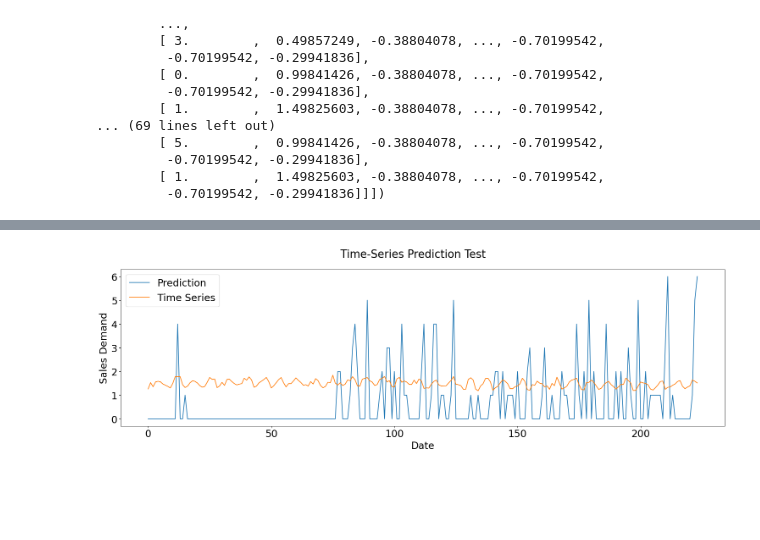
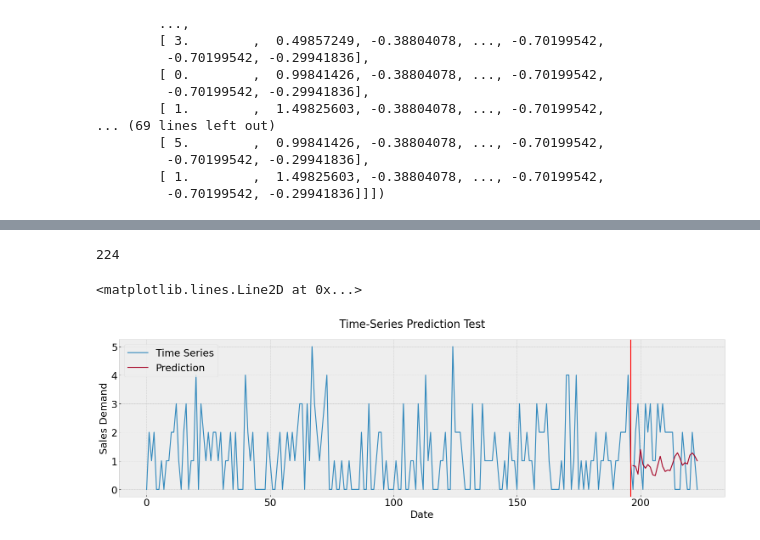
Before and after one commit to miloscola/Capsrone23-DeepAR, a Jupyter notebook: tranformer_M5.ipynb, the cells around one changed output, grey strips where cells are left out. Cells and saved outputs as stored; diff of their text form; code cells hidden in the pictures; blank space fills up the shorter version.

```diff
--- a/tranformer_M5.ipynb
+++ b/tranformer_M5.ipynb
@@ -33,6 +33,13 @@ from torch.utils.data import DataLoader, TensorDataset
 from sklearn.preprocessing import StandardScaler
 from torch.optim.lr_scheduler import ReduceLROnPlateau
 from matplotlib.pyplot import figure
+from itertools import cycle
+
+pd.options.display.max_columns=50
+
+plt.style.use('bmh')
+color_pal = plt.rcParams['axes.prop_cycle'].by_key()['color']
+color_cycle = cycle(plt.rcParams['axes.prop_cycle'].by_key()['color'])
 # %%
 global save_path
 name_sales = 'sales_train_evaluation.csv'
@@ -164,15 +216,19 @@ def create_inout_sequences(input_data, pred_len, window_size, stride_size):
     # print(len(train_y))
     return train_X, train_y
 
-def get_data(train_data, test_data, pred_len, window_size, device, stride_size):
+def get_data(train_data, validation_data, test_data, pred_len, window_size, device, stride_size):
 
     train_X, train_y = create_inout_sequences(train_data, pred_len, window_size, stride_size)
     train_X = torch.FloatTensor(train_X)
     train_y = torch.FloatTensor(train_y)
 
+    validation_X, validation_y = create_inout_sequences(validation_data, pred_len, window_size, stride_size)
+    validation_X = torch.FloatTensor(validation_X)
+    validation_y = torch.FloatTensor(validation_y)
+
     test_X, test_y = create_inout_sequences(test_data, pred_len, window_size, stride_size)
     test_X = torch.FloatTensor(test_X)
     test_y = torch.FloatTensor(test_y)
 
-    return train_X.to(device),train_y.to(device),test_X.to(device),test_y.to(device)
+    return train_X.to(device),train_y.to(device),validation_X.to(device),validation_y.to(device), test_X.to(device),test_y.to(device)
 # %%
@@ -256,21 +333,6 @@ from matplotlib import pyplot
 torch.manual_seed(0)
 np.random.seed(0)
 
-# S is the source sequence length
-# T is the target sequence length
-# N is the batch size
-# E is the feature number
-
-#src = torch.rand((10, 32, 512)) # (S,N,E)
-#tgt = torch.rand((20, 32, 512)) # (T,N,E)
-#out = transformer_model(src, tgt)
-
-input_window = 56 # number of input steps
-output_window = 84 # number of prediction steps, in this model its fixed to one
-block_len = input_window + output_window # for one input-output pir
-batch_size = 10
-# train_size = 0.8
-device = torch.device("cuda" if torch.cuda.is_available() else "cpu")
 
 # Positional Encoding for Transformer
 class PositionalEncoding(nn.Module):
@@ -316,7 +378,7 @@ criterion = nn.MSELoss()
 optimizer = torch.optim.Adam(model.parameters(), lr=0.0001)
 scheduler = ReduceLROnPlateau(optimizer, 'min', factor=0.5, patience=3, verbose=True)
 
-epochs = 10
+epochs = 100
 early_stop_count = 0
 min_val_loss = float('inf')
 
@@ -339,7 +401,7 @@ for epoch in range(epochs):
     model.eval()
     val_losses = []
     with torch.no_grad():
-        for batch in test_loader:
+        for batch in validation_loader:
             x_batch, y_batch = batch
             # x_batch, y_batch = x_batch.to(device), y_batch.to(device)
             outputs = model(x_batch)
@@ -416,18 +478,23 @@ sns.lineplot(predictions)
 # %%
-#######Plot the test set ##########################
 figure(num=None, figsize=(23, 6), dpi=80, facecolor='w', edgecolor='k')
 
+pred_array = np.zeros(224)
+pred_array[pred_array!=1] = np.NaN
+pred_array[197:] = predictions[197:]
+print(len(pred_array))
 plt.plot(test_y[0])
-plt.plot(predictions)
-plt.legend(['Prediction','Time Series'],fontsize = 21)
+plt.plot(pred_array)
+plt.legend(['Time Series','Prediction'],fontsize = 21)
 plt.suptitle('Time-Series Prediction Test',fontsize = 23)
 plt.xticks(fontsize=21 )
 plt.yticks(fontsize=21 )
 plt.ylabel(ylabel = 'Sales Demand',fontsize = 21)
 plt.xlabel(xlabel = 'Date',fontsize = 21)
-plt.show()
+plt.axvline(x = 196, color = 'r', label = 'axvline - full height')
 # %% [output]
+224
+<matplotlib.lines.Line2D at 0x...>
-[figure, old version]
+[figure, new version]
 # %%
 np.sqrt(((test_y[0].numpy() - predictions) ** 2).mean())
 # %% [output]
```
Also changed, not shown: parts of 8 cells of this notebook, 4 other files.
